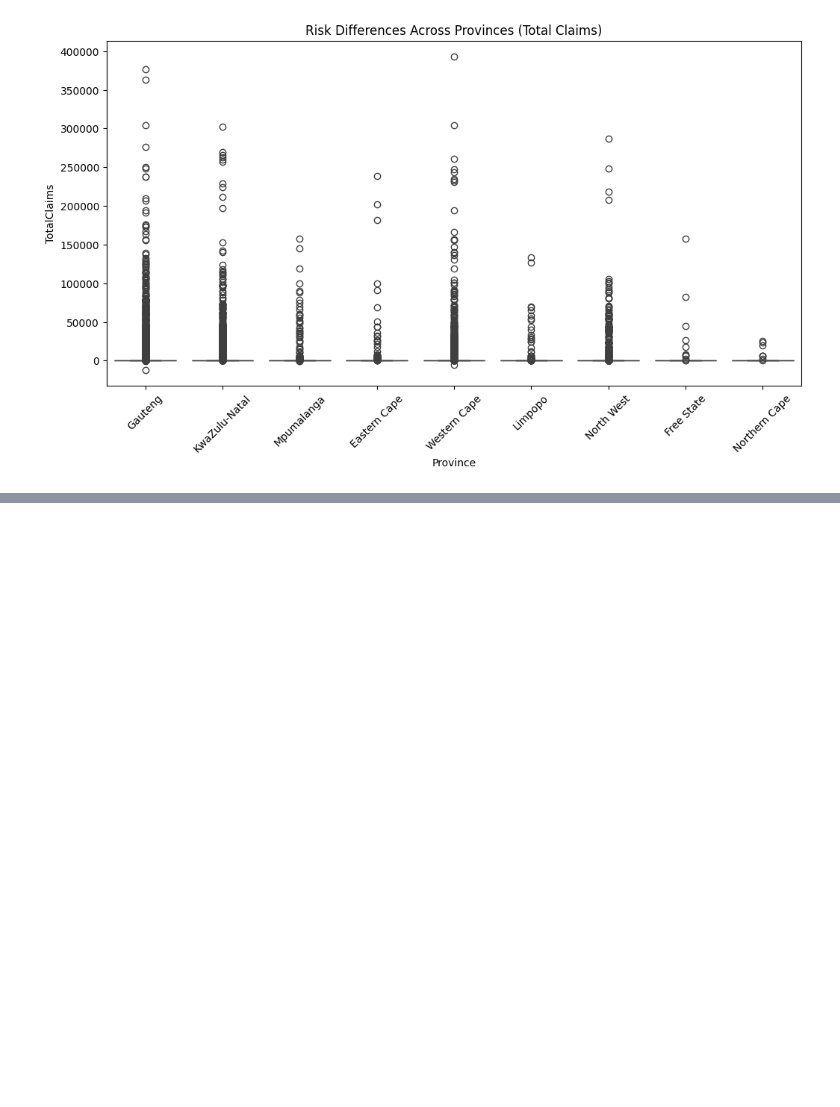
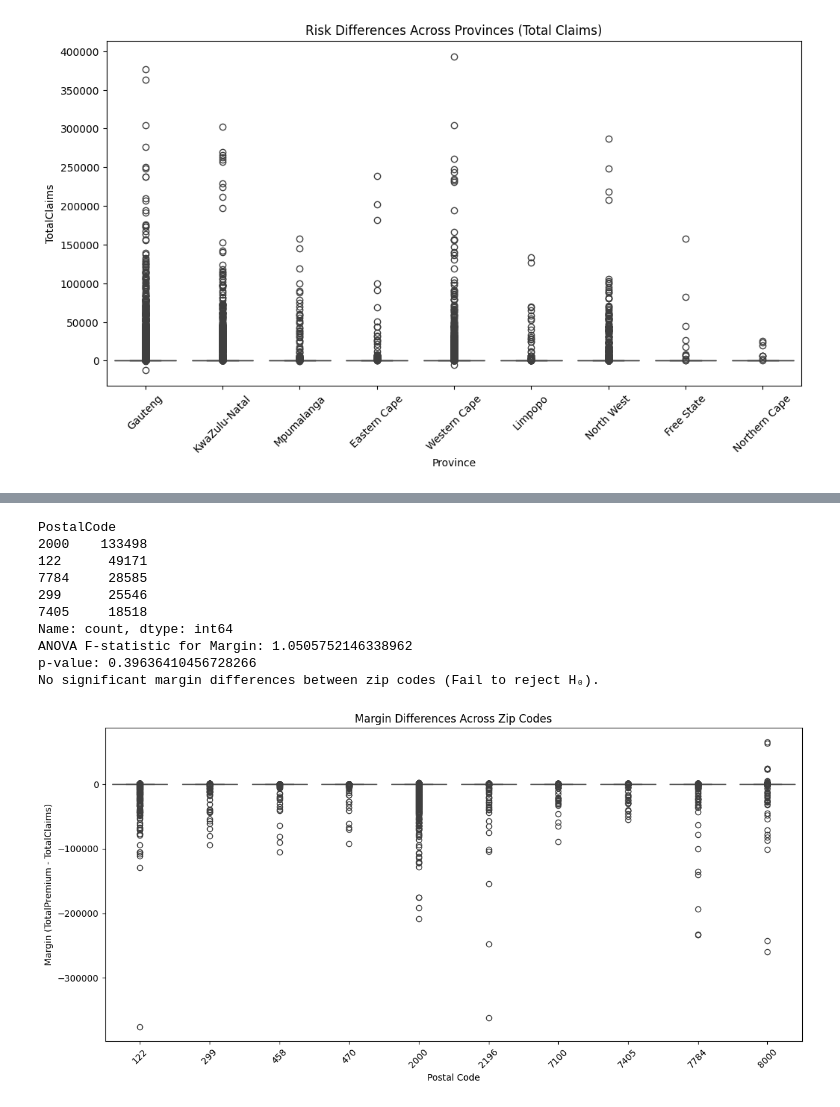
Before and after one commit to Fetiya-Kedir/KAIM3-Week-3, a Jupyter notebook: notebooks/task-3-Hypothesis_Testing.ipynb, the cells around one changed output, grey strips where cells are left out. Saved outputs shown, nothing was run; the diff lists cells and outputs as text; code cells hidden in the pictures; blank space fills up the shorter version.

```diff
--- a/notebooks/task-3-Hypothesis_Testing.ipynb
+++ b/notebooks/task-3-Hypothesis_Testing.ipynb
@@ -77,0 +125,51 @@ plt.show()
+# %%
+import matplotlib.pyplot as plt
+import seaborn as sns
+from scipy.stats import f_oneway
+
+# Calculate margins
+data['Margin'] = data['TotalPremium'] - data['TotalClaims']
+
+# Check for sufficient representation of zip codes
+print(data['PostalCode'].value_counts().head())
+
+# Prepare data for statistical test
+zip_codes_to_include = data['PostalCode'].value_counts().head(10).index  # Use top 10 zip codes for clarity
+filtered_data = data[data['PostalCode'].isin(zip_codes_to_include)]
+
+# Group data by PostalCode
+grouped_data = [filtered_data[filtered_data['PostalCode'] == code]['Margin'] for code in zip_codes_to_include]
+
+# Perform ANOVA test
+anova_margin_f_stat, anova_margin_p_value = f_oneway(*grouped_data)
+
+# Print results
+print(f"ANOVA F-statistic for Margin: {anova_margin_f_stat}")
+print(f"p-value: {anova_margin_p_value}")
+
+if anova_margin_p_value < 0.05:
+    print("Significant margin differences between zip codes (Reject H₀).")
+else:
+    print("No significant margin differences between zip codes (Fail to reject H₀).")
+
+# Visualization
+plt.figure(figsize=(12, 6))
+sns.boxplot(x='PostalCode', y='Margin', data=filtered_data)
+plt.title("Margin Differences Across Zip Codes")
+plt.xlabel("Postal Code")
+plt.ylabel("Margin (TotalPremium - TotalClaims)")
+plt.xticks(rotation=45)
+plt.tight_layout()
+plt.show()
+# %% [output]
+PostalCode
+2000    133498
+122      49171
+7784     28585
+299      25546
+7405     18518
+Name: count, dtype: int64
+ANOVA F-statistic for Margin: 1.0505752146338962
+p-value: 0.39636410456728266
+No significant margin differences between zip codes (Fail to reject H₀).
+[figure, added]
```
Also changed, not shown: parts of 4 cells of this notebook.
